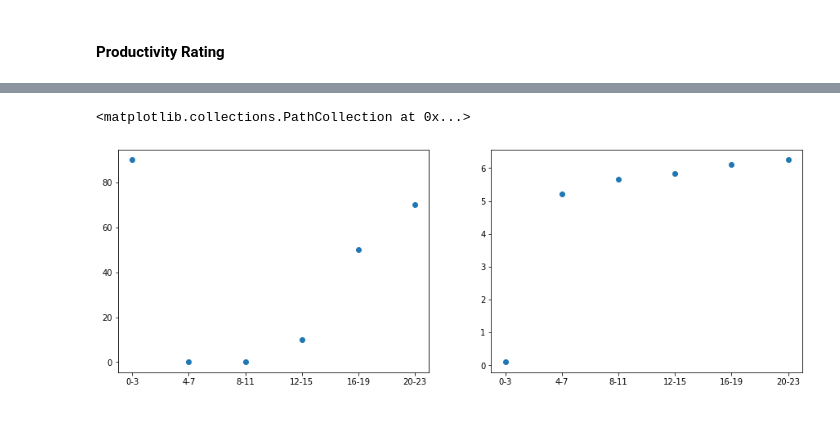
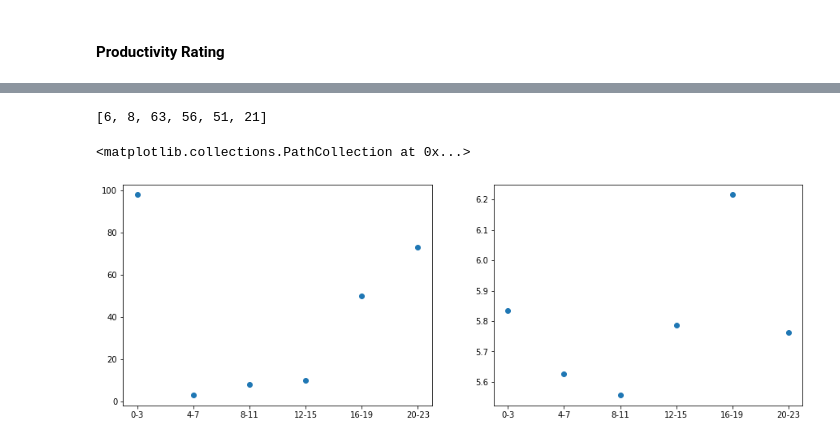
Before and after one commit to lutharsanen/exman-study-analysis, a Jupyter notebook: NotificationAndProductivityOverTheDay.ipynb, the cells around one changed output, grey strips where cells are left out. Drawn from its saved outputs; the diff is of its cells as text; code cells hidden in the pictures.

Commit message:
update timezone issue

```diff
--- a/NotificationAndProductivityOverTheDay.ipynb
+++ b/NotificationAndProductivityOverTheDay.ipynb
@@ -37,7 +39,13 @@ def create_focusDF(data,filenr):
 
 
         focus_ids.append(row["id"])
-        hourOfDay.append(pd.Timestamp(row["startTime"],unit = "ms").hour)
+
+        if filenr[:3] == "p17":
+            colorado_timezone = pytz.timezone('Etc/GMT-7')
+            hourOfDay.append(datetime.datetime.fromtimestamp(row["startTime"]/1000,colorado_timezone).hour)
+
+        else:
+            hourOfDay.append(datetime.datetime.fromtimestamp(row["startTime"]/1000).hour)
 
     df["focusID"] = focus_ids
     df["PSNR"] = filenr[:3]
@@ -55,7 +63,7 @@ def create_focusDF(data,filenr):
                   'completedGoals',"activeWindows","comments", "brokenFocus", "scheduled"]
                  , axis=1)
 
-    df = df.loc[df['PSNR'] != "p17"]
+    #df = df.loc[df['PSNR'] != "p17"]
     return df
 # %%
 from os import listdir
@@ -79,13 +87,20 @@ messages_timestamps = []
 
 
 for i in onlyfiles:
-    if (i[:3] != "p17"):
-        with open(f'data/{i}', 'r') as outfile:
-            for k in data["focusSessions"]:
-                if 300 > round((k["endTime"] - k["startTime"])/60000,2) > 10:
-                    for j in k["services"]:
-                        for m in j["messages"]:
-                            messages_timestamps.append(m["timestamp"])
+    #print(i)
+    with open(f'data/{i}', 'r') as outfile:
+        for k in data["focusSessions"]:
+            timestamp = round((k["endTime"] - k["startTime"])/60000,2)
+            if (300 > timestamp) and (timestamp > 10):
+                for j in k["services"]:
+                    for m in j["messages"]:
+                        if i[:3] == "p17":
+                            colorado_timezone = pytz.timezone('Etc/GMT-7')
+                            m_time =datetime.datetime.fromtimestamp(m["timestamp"]/1000,colorado_timezone).hour
+                            messages_timestamps.append((m_time,i[:3]))
+                        else:
+                            m_time = datetime.datetime.fromtimestamp(m["timestamp"]/1000).hour
+                            messages_timestamps.append((m_time,i[:3]))
 # %% [markdown]
 <h2>What is the effect of notification blocking and distraction discouragements during a user defined time period on their perceived productivity?</h2>
 # %%
@@ -149,9 +164,9 @@ d_count = {"0-3":0,
     }
 
 
-for i in messages_timestamps:
-    hourOfDay = pd.Timestamp(i,unit = "ms").hour
+for hourOfDay,participant in messages_timestamps:
     if hourOfDay < 4:
+        #print((pd.Timestamp(i[0],unit = "ms").hour,i[1]))
         d_count["0-3"] +=1
     elif hourOfDay <8:
         d_count["4-7"] +=1
@@ -163,3 +178,5 @@ for i in messages_timestamps:
         d_count["16-19"] +=1
     else:
         d_count["20-23"] +=1
+
+plt.hist(df["hourOfDay"])
@@ -166,12 +188,16 @@ for i in messages_timestamps:
+# %%
+[i[1] for i in d.values()]
+# %% [output]
+[6, 8, 63, 56, 51, 21]
 # %%
 fig, (ax1,ax2) = plt.subplots(1, 2,figsize=(15,5))
 
 
-ax1.scatter([i for i in d_count.keys()],d_count.values())
-ax2.scatter([i for i in d.keys()],ratingPerBin)
+ax1.scatter(d_count.keys(),d_count.values())
+ax2.scatter(d.keys(),ratingPerBin)
 
 #normalize it by participant/nr of focus session
 #nr of messages received/nr of focus session
 # %% [output]
 <matplotlib.collections.PathCollection at 0x...>
-[figure, old version]
+[figure, new version]
```
Also changed, not shown: parts of 3 cells of this notebook, 4 other files.
